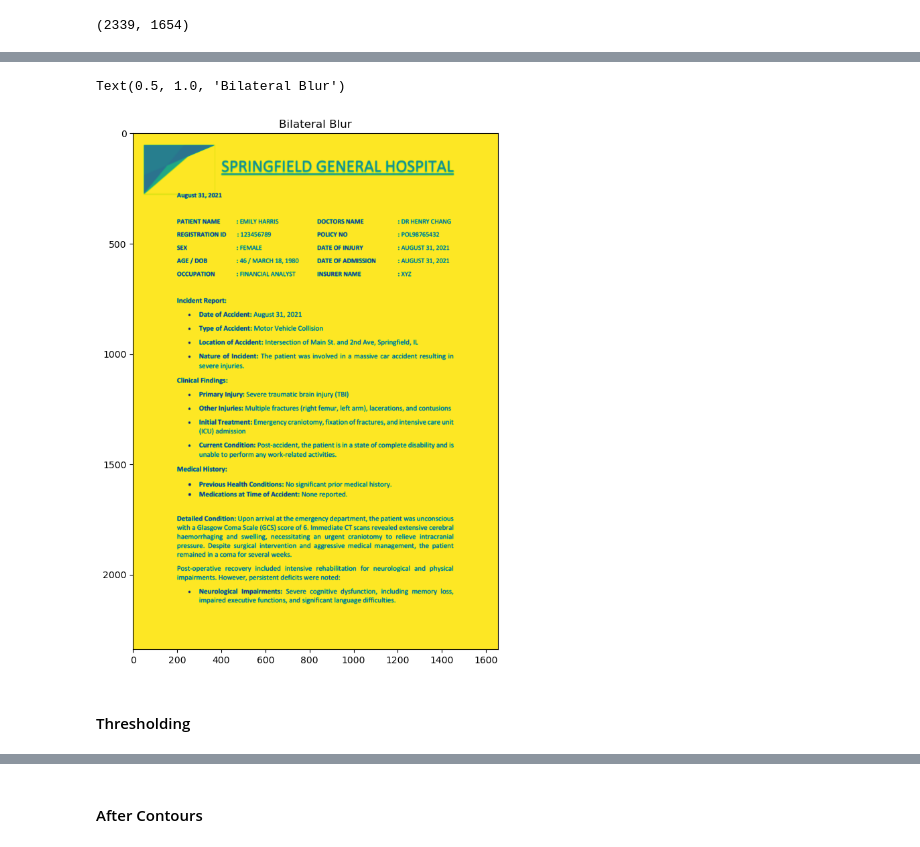
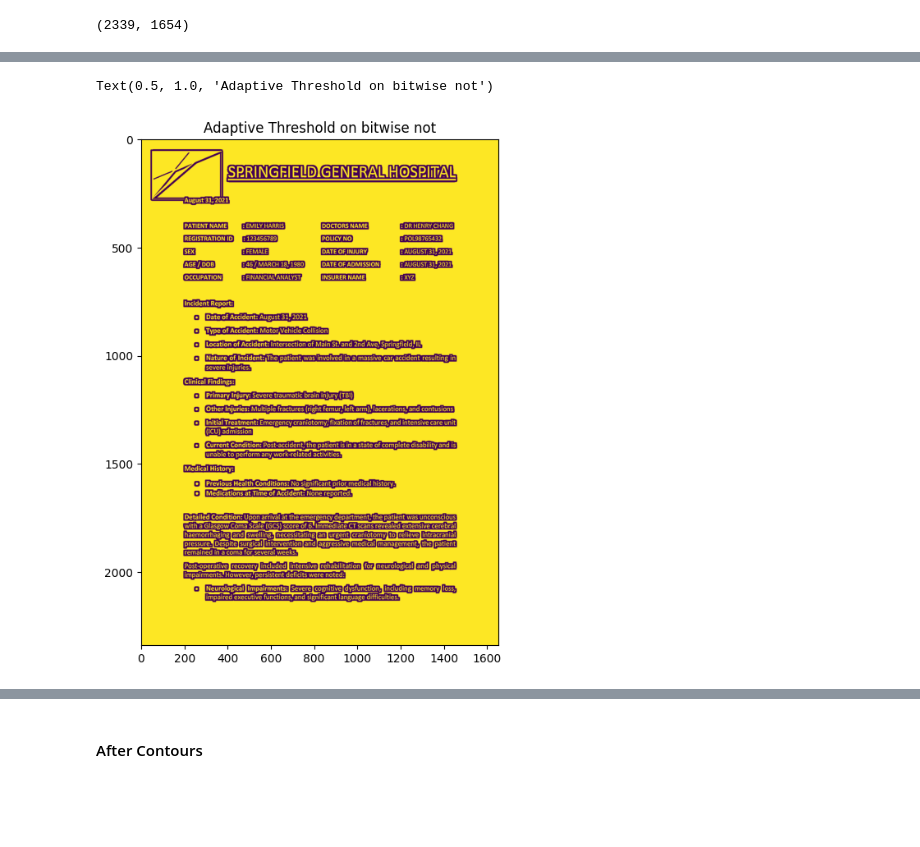
Before and after one commit to sayantani86/UnstructuredDataAPI, a Jupyter notebook: Image_Utils.ipynb, the cells around one changed output, grey strips where cells are left out. Cells and saved outputs as stored; diff of their text form; code cells hidden in the pictures; blank space fills up the shorter version.

```diff
--- a/Image_Utils.ipynb
+++ b/Image_Utils.ipynb
@@ -20,8 +19,7 @@ from unstructured_data_api.image.contour import *
 # %%
 FILE_NAME = "Report 1.pdf"
 
-images = loadPDFInGrayScale(f"/home/ubuntu/case_3/{FILE_NAME}",
-                            f"/home/ubuntu/data/extracted_images/{FILE_NAME}")
+images = loadPDFInGrayScale(f"/home/sayantani/data/{FILE_NAME}", f"/home/sayantani/data/extracted_images/{FILE_NAME}")
 # %%
 image = np.array(images[0])
 # %%
@@ -98,10 +46,0 @@ Text(0.5, 1.0, 'Median Blur')
-# %%
-f, (ax1) = plt.subplots(1, figsize=(8, 10))
-
-ax1.imshow(bilateral_filter(original), vmin=0, vmax=255)
-ax1.set_title("Bilateral Blur")
-# %% [output]
-Text(0.5, 1.0, 'Bilateral Blur')
-[figure, removed]
-# %% [markdown]
-#### Thresholding
@@ -119,0 +47,11 @@ thresh = thresh_otsu(blur)[1]
+# %%
+gray = cv2.bitwise_not(original)
+gray = cv2.adaptiveThreshold(gray, 255, cv2.ADAPTIVE_THRESH_MEAN_C, cv2.THRESH_BINARY, 15, 2)
+
+f, (ax1) = plt.subplots(1, 1, figsize=(8, 8))
+
+ax1.imshow(gray, vmin=0, vmax=255)
+ax1.set_title("Adaptive Threshold on bitwise not")
+# %% [output]
+Text(0.5, 1.0, 'Adaptive Threshold on bitwise not')
+[figure, added]
```
Also changed, not shown: parts of 33 cells of this notebook, 4 other files.
